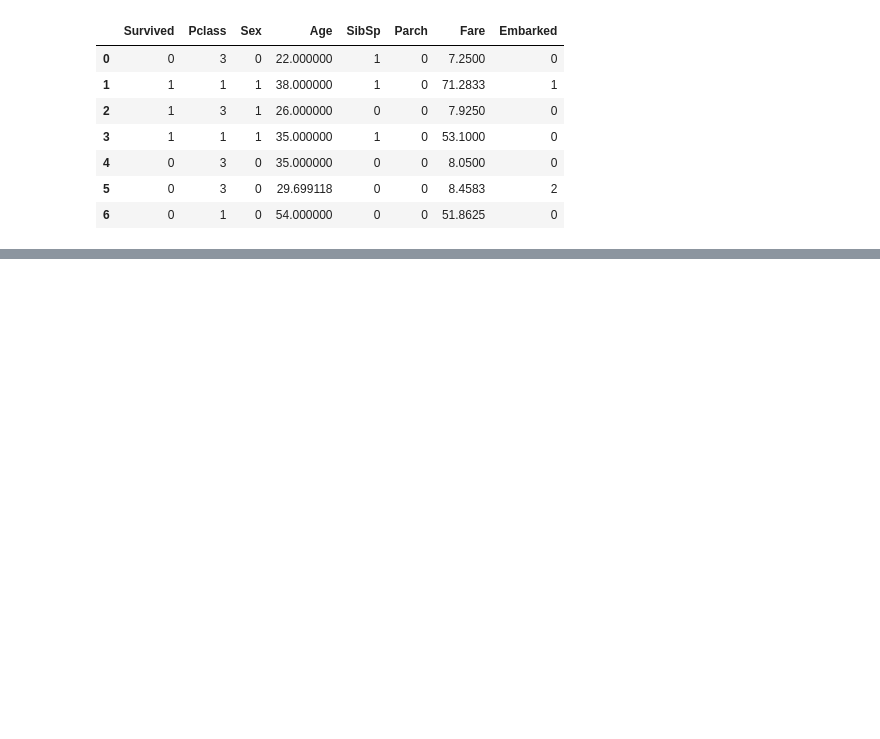
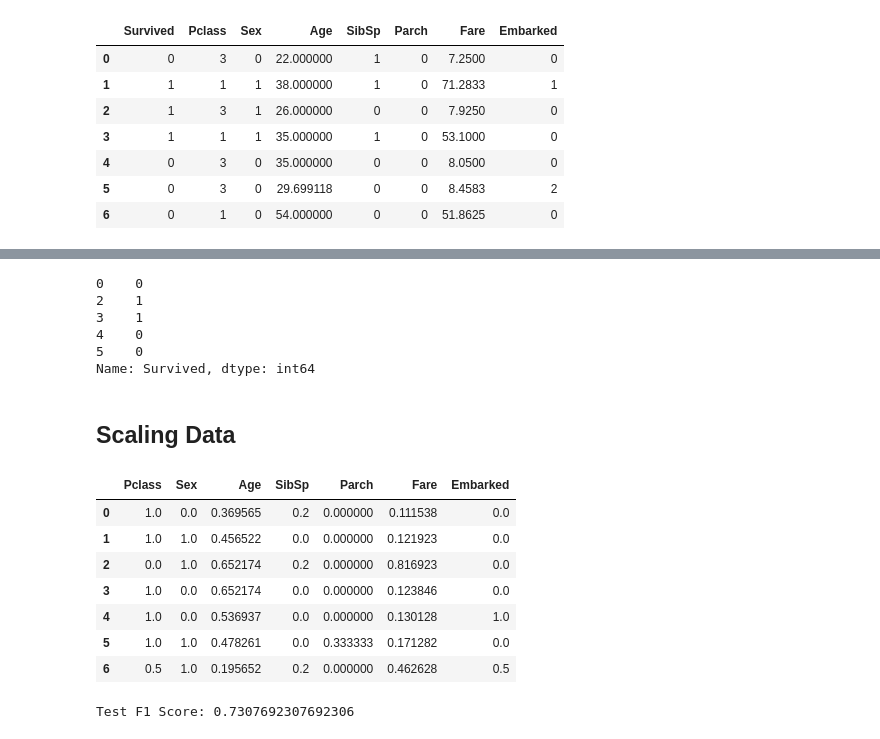
Before and after one commit to Lian-La-Fey/ML-Project-KNN_Classifier, a Jupyter notebook: knn_classifier.ipynb, the cells around one changed output, grey strips where cells are left out. Saved outputs shown, nothing was run; the diff lists cells and outputs as text; code cells hidden in the pictures; blank space fills up the shorter version.

```diff
--- a/knn_classifier.ipynb
+++ b/knn_classifier.ipynb
@@ -167,0 +203,11 @@ df.head(7)
+# %%
+def outlier_treatment(df, feature_name):
+    Q1 = df[feature_name].quantile(0.25)
+    Q3 = df[feature_name].quantile(0.75)
+
+    IQR = Q3 - Q1
+
+    lower_bound = Q1 - 1.5 * IQR
+    upper_bound = Q3 + 1.5 * IQR
+
+    return df[(df[feature_name] > lower_bound) & (df[feature_name] < upper_bound)]
@@ -167,0 +226,3 @@ df.head(7)
+# %%
+df = outlier_treatment(df=df, feature_name='Fare')
+df = outlier_treatment(df=df, feature_name='Age')
@@ -167,0 +243,4 @@ df.head(7)
+# %%
+X = df.drop(['Survived'], axis=1)
+y = df['Survived']
+X.shape, y.shape
@@ -167,0 +258,31 @@ df.head(7)
+# %%
+y.head()
+# %% [output]
+0    0
+2    1
+3    1
+4    0
+5    0
+Name: Survived, dtype: int64
+# %% [markdown]
+## Scaling Data
+# %%
+# MinMaxScaler will scale down all the features in between 0 and 1
+scaler = MinMaxScaler()
+
+# Fit to data, then transform it.
+X_scaled = scaler.fit_transform(X)
+
+# Since fit_transform returns an array, we need to convert to DataFrame
+X = pd.DataFrame(X_scaled, columns = X.columns)
+
+X.head(7)
+# %% [output]
+|  | Pclass | Sex | Age | SibSp | Parch | Fare | Embarked |
+| 0 | 1.0 | 0.0 | 0.369565 | 0.2 | 0.000000 | 0.111538 | 0.0 |
+| 1 | 1.0 | 1.0 | 0.456522 | 0.0 | 0.000000 | 0.121923 | 0.0 |
+| 2 | 0.0 | 1.0 | 0.652174 | 0.2 | 0.000000 | 0.816923 | 0.0 |
+| 3 | 1.0 | 0.0 | 0.652174 | 0.0 | 0.000000 | 0.123846 | 0.0 |
+| 4 | 1.0 | 0.0 | 0.536937 | 0.0 | 0.000000 | 0.130128 | 1.0 |
+| 5 | 1.0 | 1.0 | 0.478261 | 0.0 | 0.333333 | 0.171282 | 0.0 |
+| 6 | 0.5 | 1.0 | 0.195652 | 0.2 | 0.000000 | 0.462628 | 0.5 |
@@ -167,0 +295,12 @@ df.head(7)
+# %%
+model = KNeighborsClassifier(n_neighbors=10)
+
+# Fit the model
+model.fit(train_X, train_y)
+
+# Predict over the Train Set and calculating F1
+test_predict = model.predict(test_X)
+f1 = f1_score(test_predict, test_y)
+print('Test F1 Score: {}'.format(f1))
+# %% [output]
+Test F1 Score: 0.7307692307692306
```
Also changed, not shown: parts of 15 cells of this notebook, 1 other file.
